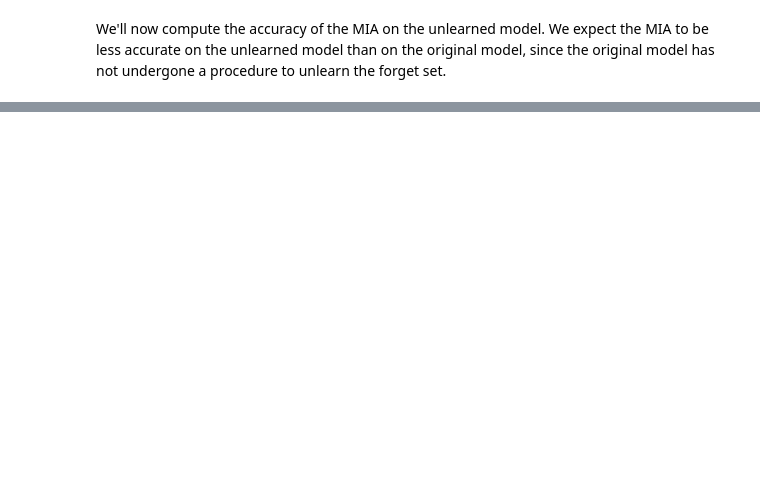
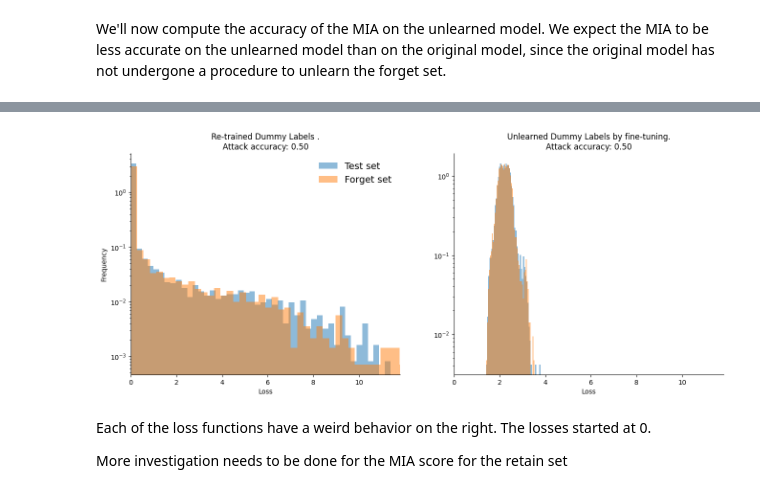
Before and after one commit to AashaiAvadhani1/MachineUnlLearning, a Jupyter notebook: final_unlearning.ipynb, the cells around one changed output, grey strips where cells are left out. Drawn from its saved outputs; the diff is of its cells as text; code cells hidden in the pictures; blank space fills up the shorter version.

```diff
--- a/final_unlearning.ipynb
+++ b/final_unlearning.ipynb
@@ -777,0 +893,31 @@ plt.show()
+# %%
+fig, (ax1, ax2) = plt.subplots(1, 2, figsize=(16, 6))
+
+ax1.set_title(f"Re-trained Dummy Labels .\nAttack accuracy: {ft_mia_scores.mean():0.2f}")
+ax1.hist(rt_test_losses, density=True, alpha=0.5, bins=50, label="Test set")
+ax1.hist(rt_forget_losses, density=True, alpha=0.5, bins=50, label="Forget set")
+
+ax2.set_title(
+    f"Unlearned Dummy Labels by fine-tuning.\nAttack accuracy: {ft_mia_scores.mean():0.2f}"
+)
+ax2.hist(ft_test_losses, density=True, alpha=0.5, bins=50, label="Test set")
+ax2.hist(ft_forget_losses, density=True, alpha=0.5, bins=50, label="Forget set")
+
+ax1.set_xlabel("Loss")
+ax2.set_xlabel("Loss")
+ax1.set_ylabel("Frequency")
+ax1.set_yscale("log")
+ax2.set_yscale("log")
+ax1.set_xlim((0, np.max(test_losses)))
+ax2.set_xlim((0, np.max(test_losses)))
+for ax in (ax1, ax2):
+    ax.spines["top"].set_visible(False)
+    ax.spines["right"].set_visible(False)
+ax1.legend(frameon=False, fontsize=14)
+plt.show()
+# %% [output]
+[figure, added]
+# %% [markdown]
+Each of the loss functions have a weird behavior on the right. The losses started at 0.
+
+More investigation needs to be done for the MIA score for the retain set
```
Also changed, not shown: parts of 35 cells of this notebook.
